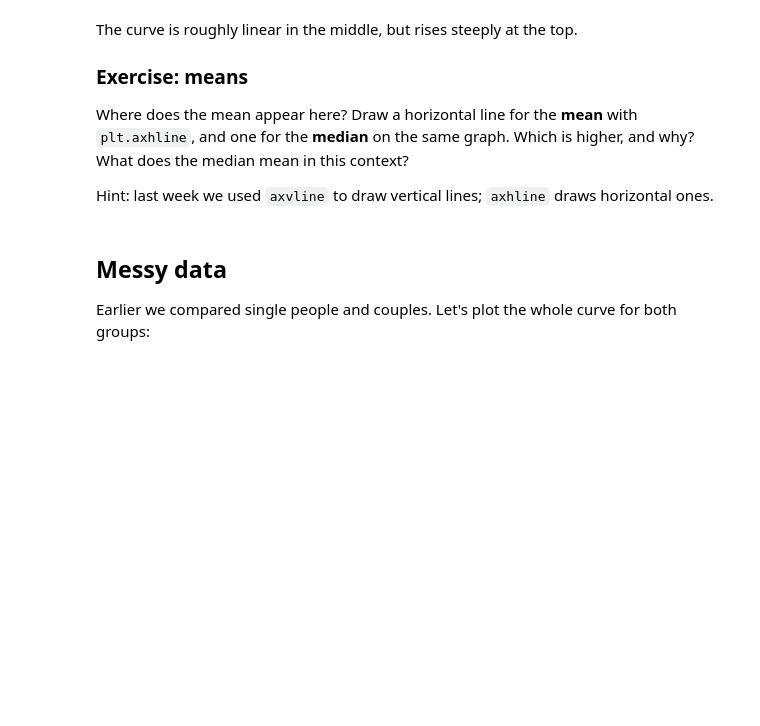
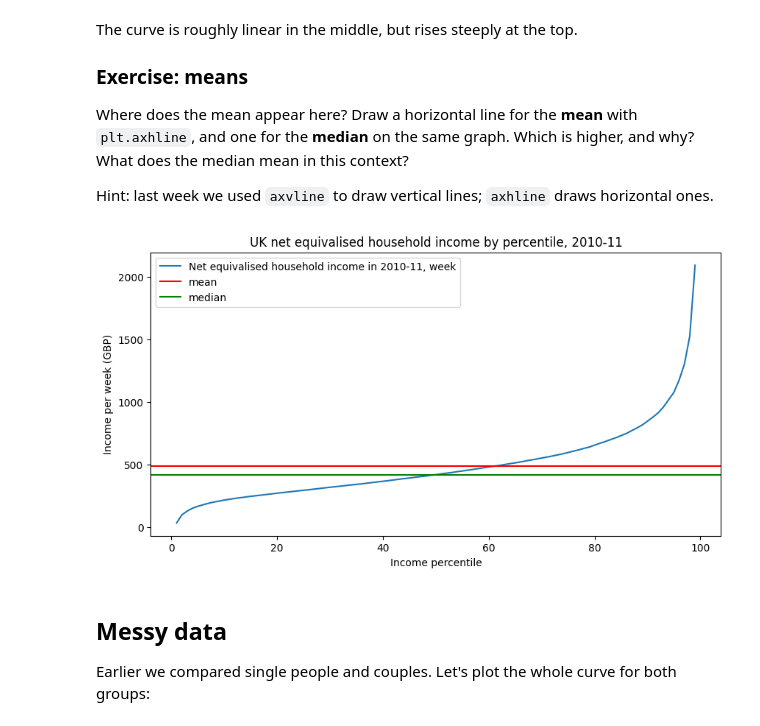
Before and after one commit to g07auriol-afk/QM2, a Jupyter notebook: notebooks/W02. Pandas.ipynb, the cells around one changed output. Saved outputs shown, nothing was run; the diff lists cells and outputs as text; code cells hidden in the pictures; blank space fills up the shorter version.

```diff
--- a/notebooks/W02. Pandas.ipynb
+++ b/notebooks/W02. Pandas.ipynb
@@ -128,3 +119,8 @@ So, to recap:
 How do the equivalised incomes of single adults (`"Single adult"`) and childless couples (`"Childless couple, annual income"`) compare? Look at the 1st, 50th and 99th percentiles and summarise what this tells you about the value, or price, of coupling.
 # %%
 # your code here
+import pandas as pd
+import matplotlib.pyplot as plt
+income = pd.read_csv("https://s3.eu-west-2.amazonaws.com/qm2/wk2/incomes.csv", index_col=0)
+
+income.loc[[1, 50, 99], "Single adult"]
@@ -150,6 +153,19 @@ Where does the mean appear here? Draw a horizontal line for the **mean** with `p
 Hint: last week we used `axvline` to draw vertical lines; `axhline` draws horizontal ones.
 # %%
 # your code here
+mean_income = income[weekly].mean()
+median_income = income[weekly].median()
+
+income[weekly].plot()
+plt.title("UK net equivalised household income by percentile, 2010-11")
+plt.xlabel("Income percentile")
+plt.ylabel("Income per week (GBP)")
+plt.axhline(mean_income, color="red", label="mean")
+plt.axhline(median_income, color="green", label="median")
+plt.legend()
+plt.show()
+# %% [output]
+[figure, added]
 # %% [markdown]
 ## Messy data
 
```
Also changed, not shown: parts of 7 cells of this notebook.
